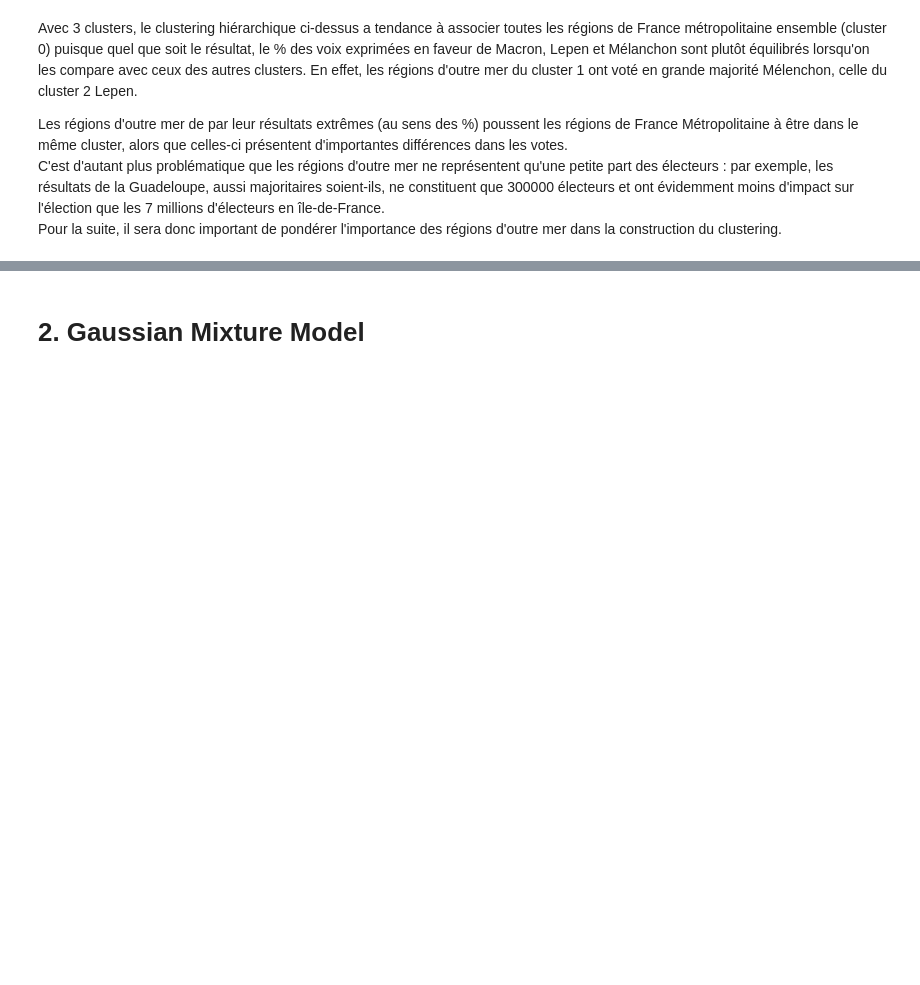
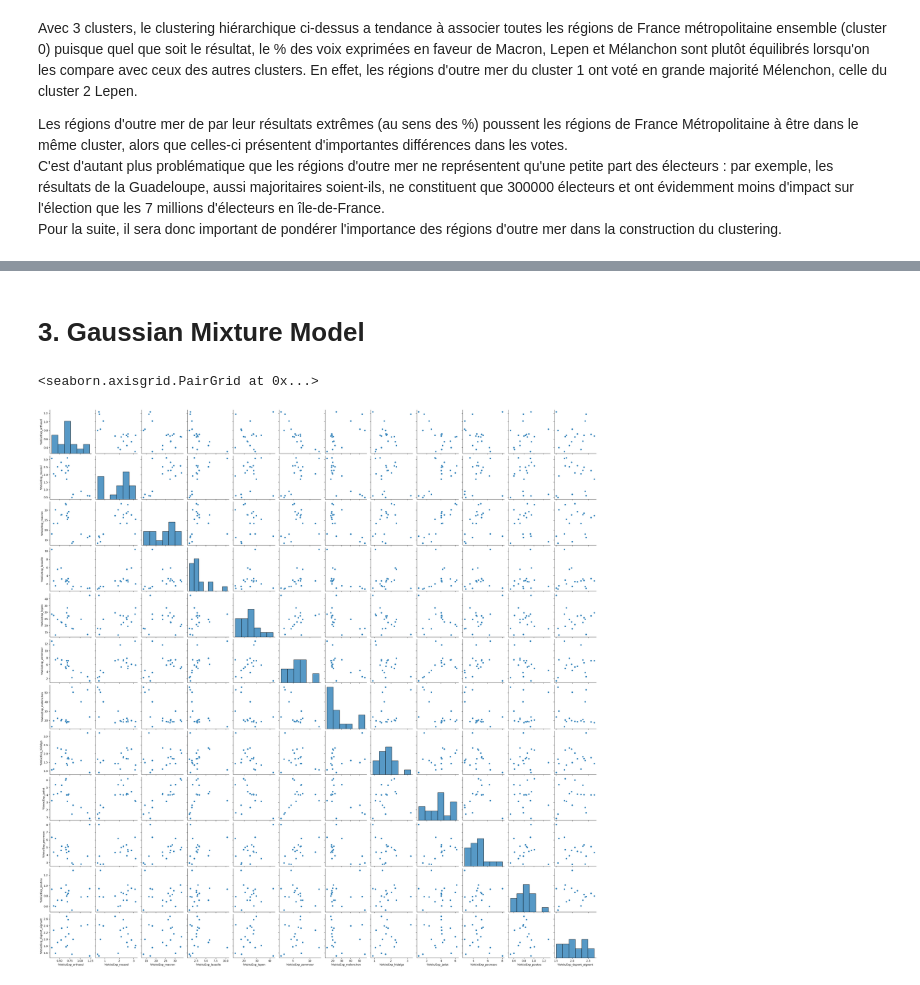
Before and after one commit to Abdellah-Laassairi/apst2-model-based-clustering, a Jupyter notebook: Presidential_elections_clustering.ipynb, the cells around one changed output, grey strips where cells are left out. Cells and saved outputs as stored; diff of their text form; code cells hidden in the pictures; blank space fills up the shorter version.

```diff
--- a/Presidential_elections_clustering.ipynb
+++ b/Presidential_elections_clustering.ipynb
@@ -177,2 +224,2 @@ Pour la suite, il sera donc important de pondérer l'importance des régions d'o
 # %% [markdown]
-# 2. Gaussian Mixture Model
+# 3. Gaussian Mixture Model
@@ -178,0 +228,5 @@ Pour la suite, il sera donc important de pondérer l'importance des régions d'o
+# %%
+sns.pairplot(data[votes])
+# %% [output]
+<seaborn.axisgrid.PairGrid at 0x...>
+[figure, added]
```
Also changed, not shown: parts of 9 cells of this notebook, 1 other file.
